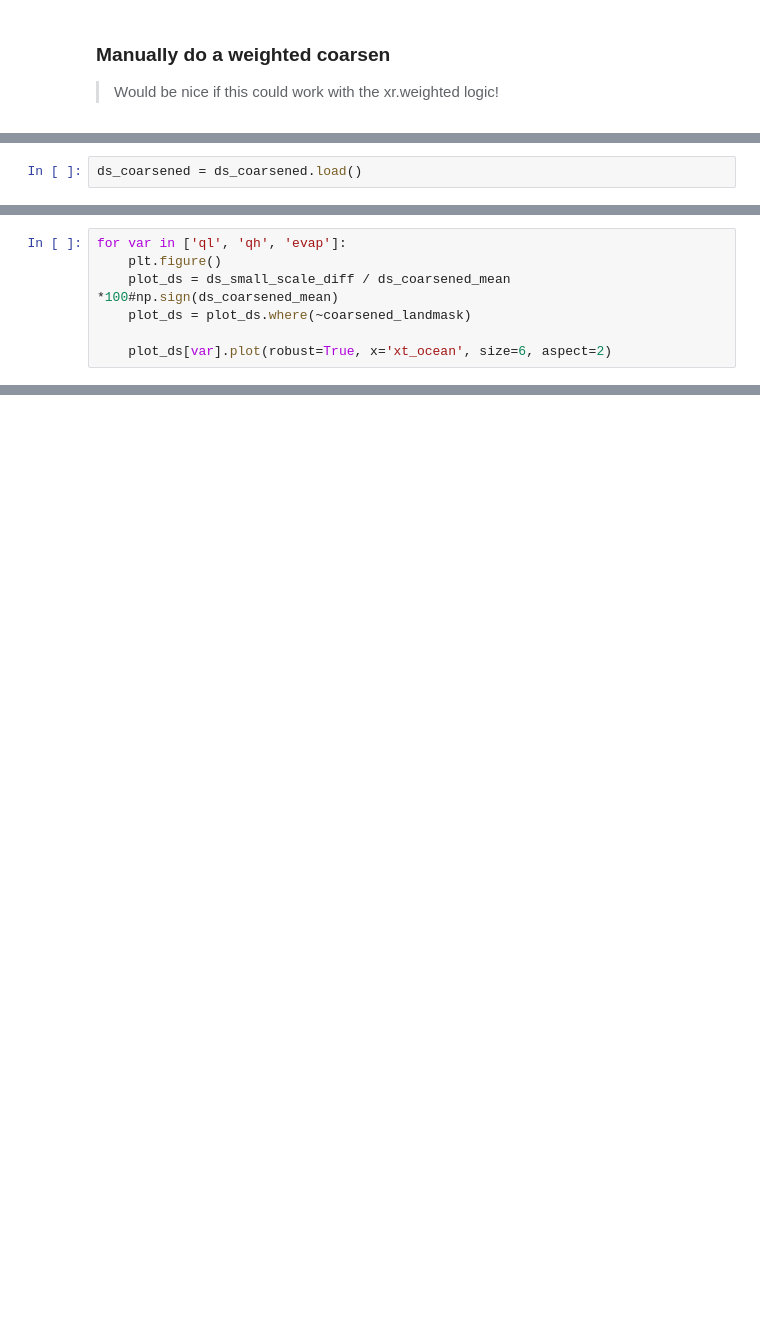
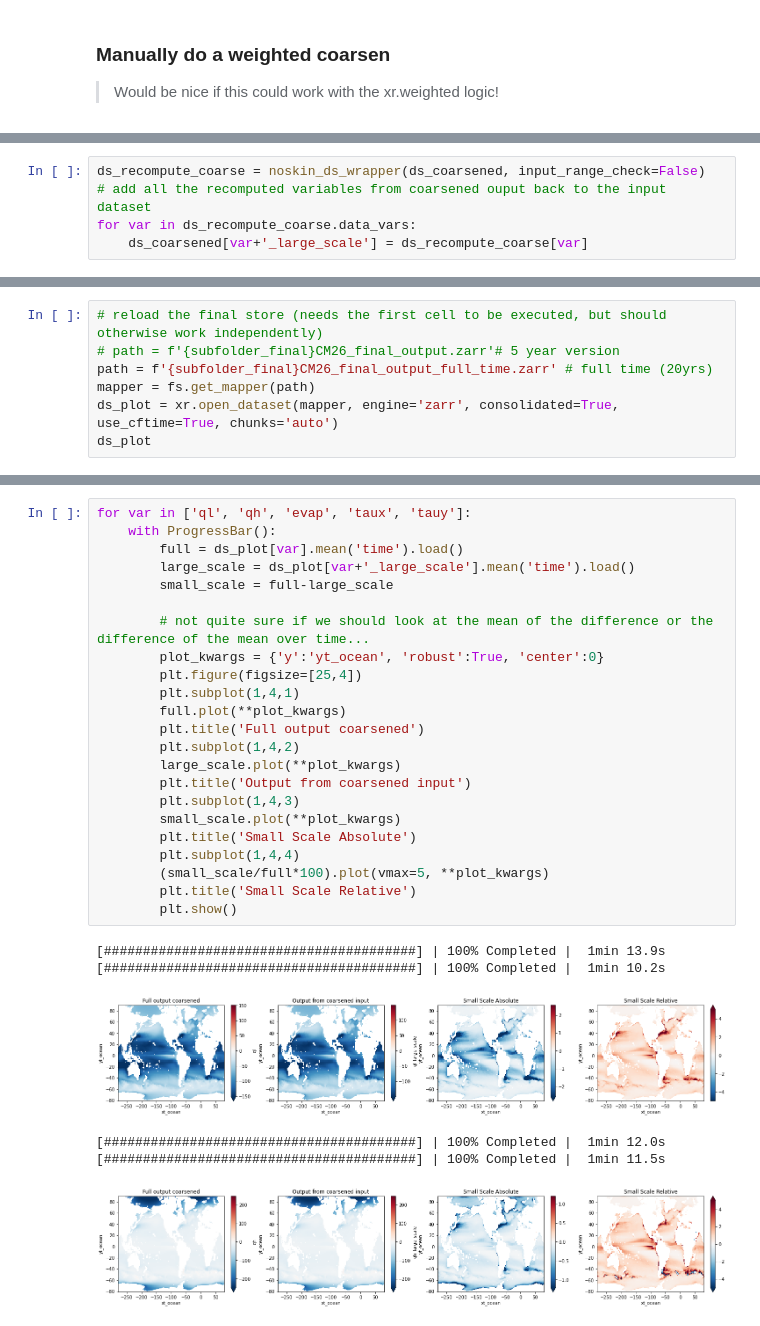
Before and after one commit to ocean-transport/scale-aware-air-sea, a Jupyter notebook: notebooks/jbusecke/workflow/cm26_pipeline.ipynb, the cells around one changed output, grey strips where cells are left out. Drawn from its saved outputs; the diff is of its cells as text; blank space fills up the shorter version.

Commit message:
first successful run of the cm26 pipeline

```diff
--- a/notebooks/jbusecke/workflow/cm26_pipeline.ipynb
+++ b/notebooks/jbusecke/workflow/cm26_pipeline.ipynb
@@ -217,2 +462,0 @@ for va, fillval in [('q_ref', 0), ('u_ref', 0), ('v_ref', 0), ('slp', 100000/100
-# %%
-ds_coarsened = ds_coarsened.load()
@@ -426,7 +462,0 @@ ds_small_scale_diff = ds_coarsened_mean - ds_coarse_res.mean('time')
-# %%
-for var in ['ql', 'qh', 'evap']:
-    plt.figure()
-    plot_ds = ds_small_scale_diff / ds_coarsened_mean *100#np.sign(ds_coarsened_mean)
-    plot_ds = plot_ds.where(~coarsened_landmask)
-
-    plot_ds[var].plot(robust=True, x='xt_ocean', size=6, aspect=2)
@@ -437,0 +463,5 @@ for var in ['ql', 'qh', 'evap']:
+# %%
+ds_recompute_coarse = noskin_ds_wrapper(ds_coarsened, input_range_check=False)
+# add all the recomputed variables from coarsened ouput back to the input dataset
+for var in ds_recompute_coarse.data_vars:
+    ds_coarsened[var+'_large_scale'] = ds_recompute_coarse[var]
@@ -437,0 +480,7 @@ for var in ['ql', 'qh', 'evap']:
+# %%
+# reload the final store (needs the first cell to be executed, but should otherwise work independently)
+# path = f'{subfolder_final}CM26_final_output.zarr'# 5 year version
+path = f'{subfolder_final}CM26_final_output_full_time.zarr' # full time (20yrs)
+mapper = fs.get_mapper(path)
+ds_plot = xr.open_dataset(mapper, engine='zarr', consolidated=True, use_cftime=True, chunks='auto')
+ds_plot
@@ -437,0 +505,30 @@ for var in ['ql', 'qh', 'evap']:
+# %%
+for var in ['ql', 'qh', 'evap', 'taux', 'tauy']:
+    with ProgressBar():
+        full = ds_plot[var].mean('time').load()
+        large_scale = ds_plot[var+'_large_scale'].mean('time').load()
+        small_scale = full-large_scale
+
+        # not quite sure if we should look at the mean of the difference or the difference of the mean over time...
+        plot_kwargs = {'y':'yt_ocean', 'robust':True, 'center':0}
+        plt.figure(figsize=[25,4])
+        plt.subplot(1,4,1)
+        full.plot(**plot_kwargs)
+        plt.title('Full output coarsened')
+        plt.subplot(1,4,2)
+        large_scale.plot(**plot_kwargs)
+        plt.title('Output from coarsened input')
+        plt.subplot(1,4,3)
+        small_scale.plot(**plot_kwargs)
+        plt.title('Small Scale Absolute')
+        plt.subplot(1,4,4)
+        (small_scale/full*100).plot(vmax=5, **plot_kwargs)
+        plt.title('Small Scale Relative')
+        plt.show()
+# %% [output]
+[########################################] | 100% Completed |  1min 13.9s
+[########################################] | 100% Completed |  1min 10.2s
+[figure, added]
+[########################################] | 100% Completed |  1min 12.0s
+[########################################] | 100% Completed |  1min 11.5s
+[figure, added]
```
Also changed, not shown: parts of 42 cells of this notebook, 1 other file.
